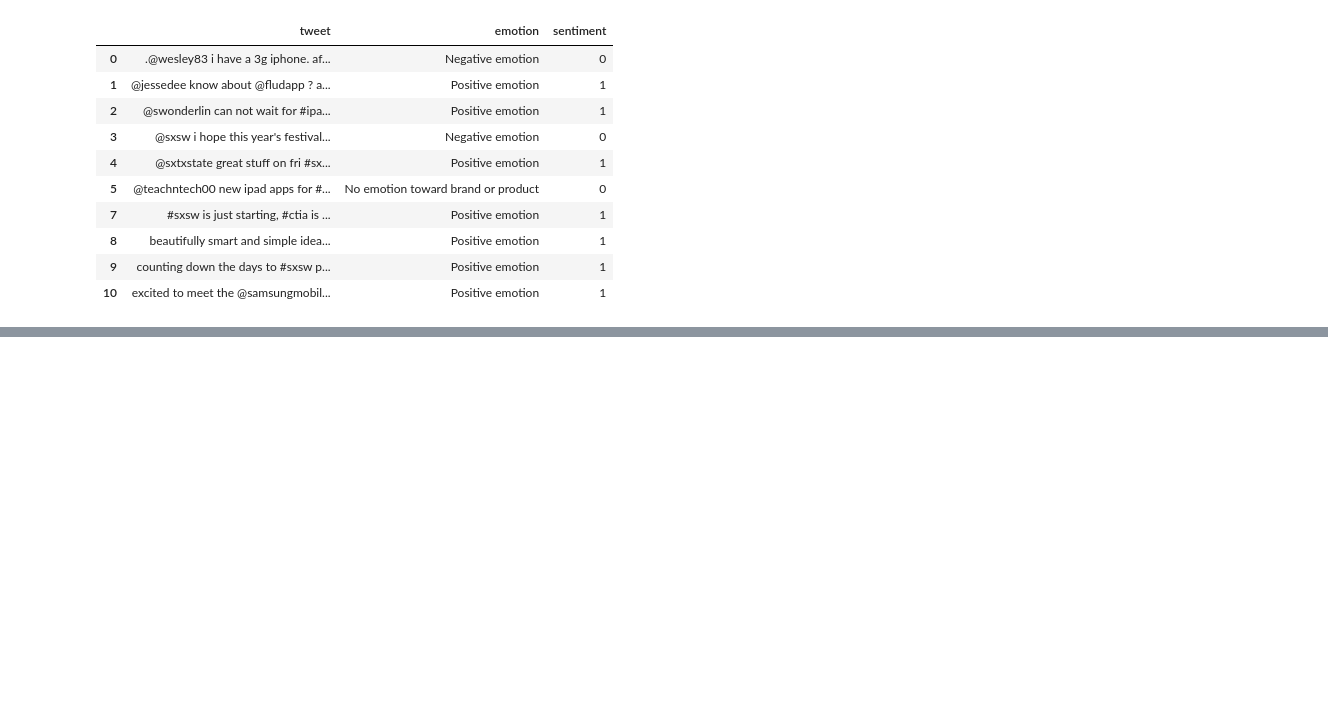
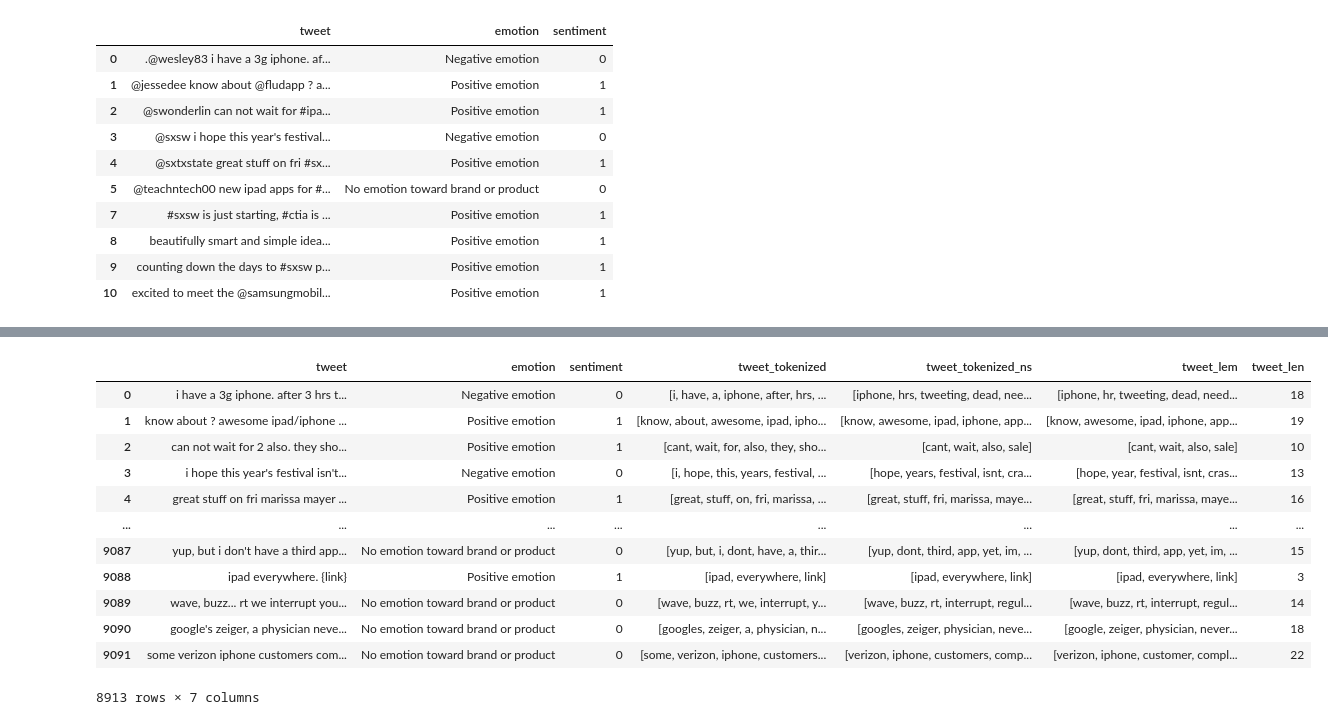
Before and after one commit to AndrewReusche/NLP_Sentiment_Analysis, a Jupyter notebook: NLP_Tweet_Analysis.ipynb, the cells around one changed output, grey strips where cells are left out. Saved outputs shown, nothing was run; the diff lists cells and outputs as text; code cells hidden in the pictures; blank space fills up the shorter version.

```diff
--- a/NLP_Tweet_Analysis.ipynb
+++ b/NLP_Tweet_Analysis.ipynb
@@ -141,0 +196,17 @@ rel_raw_df.head()
+# %%
+rel_raw_df['tweet_len']= rel_raw_df.tweet_tokenized.apply(lambda x : len(x))
+rel_raw_df
+# %% [output]
+|  | tweet | emotion | sentiment | tweet_tokenized | tweet_tokenized_ns | tweet_lem | tweet_len |
+| 0 | i have a 3g iphone. after 3 hrs t... | Negative emotion | 0 | [i, have, a, iphone, after, hrs, ... | [iphone, hrs, tweeting, dead, nee... | [iphone, hr, tweeting, dead, need... | 18 |
+| 1 | know about ? awesome ipad/iphone ... | Positive emotion | 1 | [know, about, awesome, ipad, ipho... | [know, awesome, ipad, iphone, app... | [know, awesome, ipad, iphone, app... | 19 |
+| 2 | can not wait for 2 also. they sho... | Positive emotion | 1 | [cant, wait, for, also, they, sho... | [cant, wait, also, sale] | [cant, wait, also, sale] | 10 |
+| 3 | i hope this year's festival isn't... | Negative emotion | 0 | [i, hope, this, years, festival, ... | [hope, years, festival, isnt, cra... | [hope, year, festival, isnt, cras... | 13 |
+| 4 | great stuff on fri marissa mayer ... | Positive emotion | 1 | [great, stuff, on, fri, marissa, ... | [great, stuff, fri, marissa, maye... | [great, stuff, fri, marissa, maye... | 16 |
+| ... | ... | ... | ... | ... | ... | ... | ... |
+| 9087 | yup, but i don't have a third app... | No emotion toward brand or product | 0 | [yup, but, i, dont, have, a, thir... | [yup, dont, third, app, yet, im, ... | [yup, dont, third, app, yet, im, ... | 15 |
+| 9088 | ipad everywhere. {link} | Positive emotion | 1 | [ipad, everywhere, link] | [ipad, everywhere, link] | [ipad, everywhere, link] | 3 |
+| 9089 | wave, buzz... rt we interrupt you... | No emotion toward brand or product | 0 | [wave, buzz, rt, we, interrupt, y... | [wave, buzz, rt, interrupt, regul... | [wave, buzz, rt, interrupt, regul... | 14 |
+| 9090 | google's zeiger, a physician neve... | No emotion toward brand or product | 0 | [googles, zeiger, a, physician, n... | [googles, zeiger, physician, neve... | [google, zeiger, physician, never... | 18 |
+| 9091 | some verizon iphone customers com... | No emotion toward brand or product | 0 | [some, verizon, iphone, customers... | [verizon, iphone, customers, comp... | [verizon, iphone, customer, compl... | 22 |
+8913 rows × 7 columns
```
Also changed, not shown: parts of 29 cells of this notebook.
